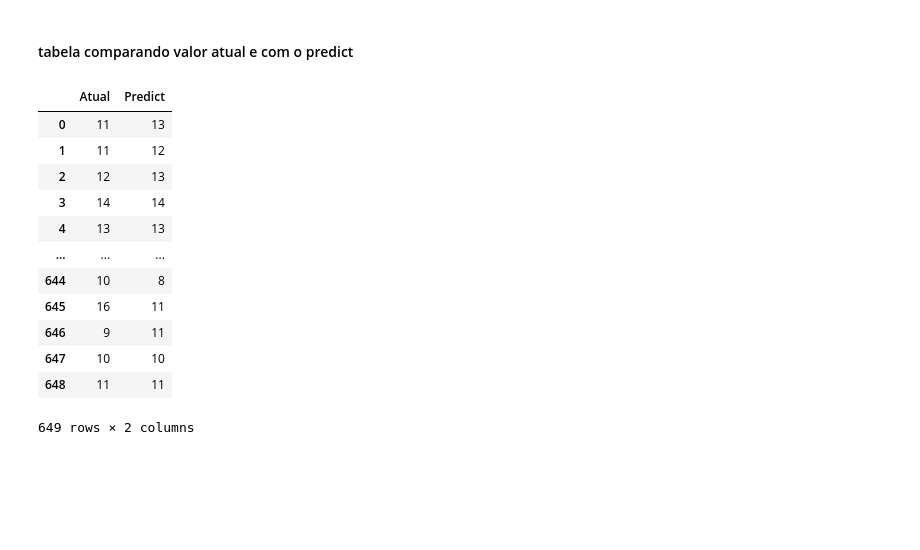
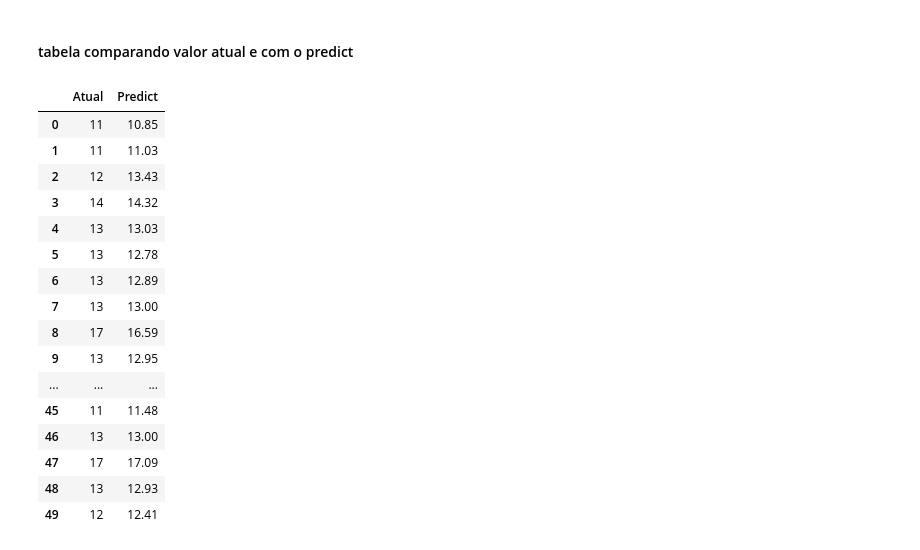
Before and after one commit to locemarn/DataScienceWithPython, a Jupyter notebook: exercicio_regressao_marcelo_nogueira_203214.ipynb, the cells around one changed output. Saved outputs shown, nothing was run; the diff lists cells and outputs as text; code cells hidden in the pictures; blank space fills up the shorter version.

```diff
--- a/exercicio_regressao_marcelo_nogueira_203214.ipynb
+++ b/exercicio_regressao_marcelo_nogueira_203214.ipynb
@@ -118,11 +100,11 @@ plt.show()
 # %% [markdown]
 ### Remoção das colunas G1 e G2 para tornar a predição por g3 nível maior
 # %%
-g1 = df['G1']
-g2 = df['G2']
+# g1 = df['G1']
+# g2 = df['G2']
 
-df.drop(['G1', 'G2'], axis=1, inplace=True)
-g1
+# df.drop(['G1', 'G2'], axis=1, inplace=True)
+# g1
 # %% [output]
 0       0
 1       9
@@ -388,6 +362,8 @@ best_params ->  {'bootstrap': True, 'max_features': 'sqrt', 'min_samples_split':
 # %%
+X_train, X_test, y_train, y_test = train_test_split(df_independents, df_dependence, test_size=0.1, random_state=42)
+
 best_rf = RandomForestRegressor(bootstrap=True, max_features='sqrt', min_samples_split=8, n_estimators=500, random_state = 42, max_depth=10)
 best_rf.fit(X_train, y_train)
-pred = rf1.predict(X_test)
+pred = best_rf.predict(X_test)
 print("Accuracy de Random Forest com GridSearchCV: ", best_rf.score(X_train, y_train))
 # %% [output]
@@ -411,22 +387,26 @@ preds = []
 for index, row in enumerate(df.values):
   # print(row[:-1].reshape(1, -1))
   res = calculate_predict(row[:-1].reshape(1, -1))
-  res = round(res[0])
+  res = round(res[0], 2)
   preds.append(res)
 # %%
 comparacao = pd.DataFrame({'Atual': df['G3'], 'Predict': preds})
-comparacao
+comparacao.head(50)
 # %% [output]
 |  | Atual | Predict |
-| 0 | 11 | 13 |
-| 1 | 11 | 12 |
-| 2 | 12 | 13 |
-| 3 | 14 | 14 |
-| 4 | 13 | 13 |
+| 0 | 11 | 10.85 |
+| 1 | 11 | 11.03 |
+| 2 | 12 | 13.43 |
+| 3 | 14 | 14.32 |
+| 4 | 13 | 13.03 |
+| 5 | 13 | 12.78 |
+| 6 | 13 | 12.89 |
+| 7 | 13 | 13.00 |
+| 8 | 17 | 16.59 |
+| 9 | 13 | 12.95 |
 | ... | ... | ... |
-| 644 | 10 | 8 |
-| 645 | 16 | 11 |
-| 646 | 9 | 11 |
-| 647 | 10 | 10 |
-| 648 | 11 | 11 |
+| 45 | 11 | 11.48 |
+| 46 | 13 | 13.00 |
+| 47 | 17 | 17.09 |
+| 48 | 13 | 12.93 |
+| 49 | 12 | 12.41 |
-649 rows × 2 columns
```
Also changed, not shown: parts of 11 cells of this notebook.
